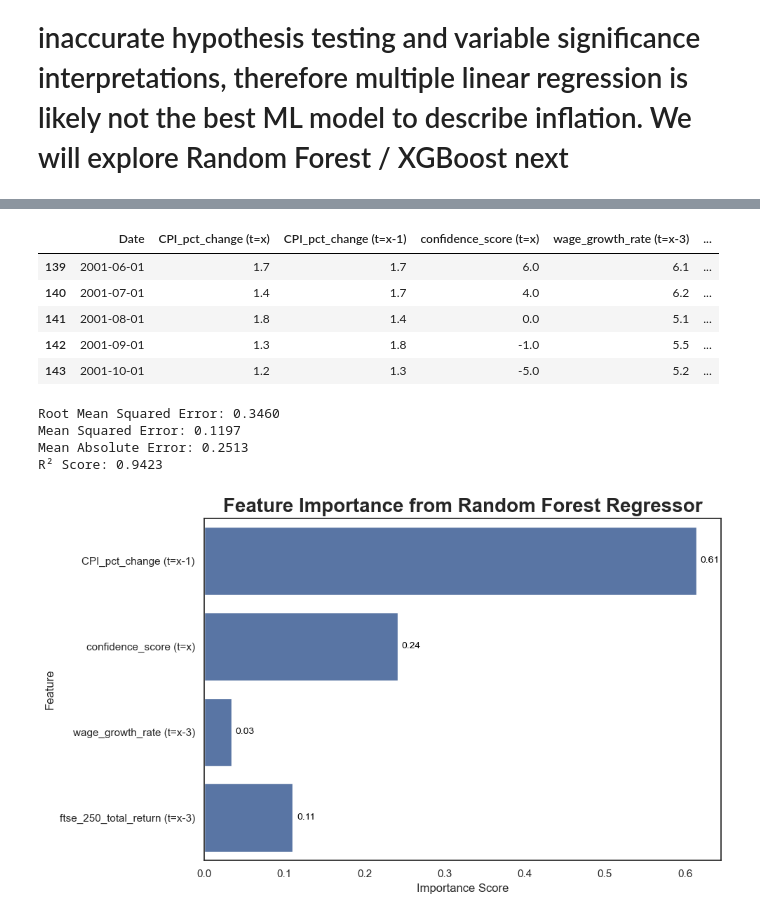
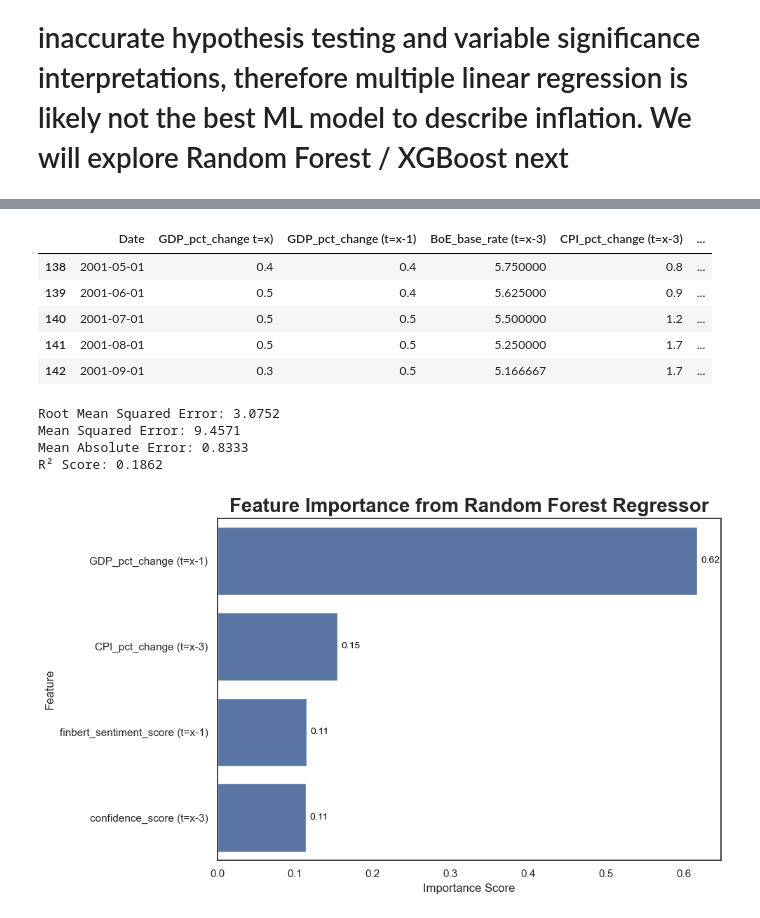
Before and after one commit to gamzebb/group-project, a Jupyter notebook: GDP analysis - sentiment, correlation, predictions (1998-22).ipynb, the cells around one changed output, grey strips where cells are left out. Drawn from its saved outputs; the diff is of its cells as text; code cells hidden in the pictures.

```diff
--- a/GDP analysis - sentiment, correlation, predictions (1998-22).ipynb
+++ b/GDP analysis - sentiment, correlation, predictions (1998-22).ipynb
@@ -311,7 +311,7 @@ plt.show()
 ### Drop unncessary columns to reduce the number of variables to be explored
 # %%
 # Drop unnecessary columns. Alters the original "df_uk" dataframe to reflected dropped columns
-df_uk_focused = df_uk_full.drop(['ftse_250_price', 'ftse_350_Price','ftse_350_Total Return (Gross, Unhedged)','price_02_Price', 'price_05_Price','price_05_Total Return (Gross, Unhedged)','price_10_Price','price_10_Total Return (Gross, Unhedged)'], axis=1)
+df_uk_focused = df_uk_full.drop(['price_02_Price', 'price_05_Price','price_05_Total Return (Gross, Unhedged)','price_10_Price','price_10_Total Return (Gross, Unhedged)'], axis=1)
 
 # View column names.
 df_uk_focused.columns
@@ -343,9 +356,9 @@ Index(['Date', 'ftse_250_total_return', 'BoE_base_rate', 'CPI_pct_change',
 # %%
 # Define the new order of the columns
 new_column_order = [
-    'Date', 'GDP_pct_change', 'CPI_pct_change', 'finbert_sentiment_score', 'confidence_score',
+    'Date', 'GDP_pct_change', 'BoE_base_rate', 'CPI_pct_change', 'finbert_sentiment_score', 'confidence_score',
     'unemployment_rate', 'wage_growth_rate',
-    'ftse_250_total_return', 'BoE_base_rate', '0-2yr_gilts_TReturns'
+    'ftse_250_total_return',  '0-2yr_gilts_TReturns'
 ]
 
 # Reindex the DataFrame with the new column order
@@ -606,12 +618,15 @@ filtered_df = df_uk_focused[(df_uk_focused['Date'] >= start_date) & (df_uk_focus
 # Step 2: Create new DataFrame for regression
 regression_df = pd.DataFrame()
 regression_df['Date'] = filtered_df['Date']
-regression_df['CPI_pct_change (t=x)'] = filtered_df['CPI_pct_change']
-regression_df['CPI_pct_change (t=x-1)'] = filtered_df['CPI_pct_change'].shift(1)
-regression_df['confidence_score (t=x)'] = filtered_df['confidence_score']
-regression_df['wage_growth_rate (t=x-3)'] = filtered_df['wage_growth_rate'].shift(3)
-regression_df['ftse_250_total_return (t=x-3)'] = filtered_df['ftse_250_total_return'].shift(3)
+regression_df['GDP_pct_change t=x)'] = filtered_df['GDP_pct_change']
+regression_df['GDP_pct_change (t=x-1)'] = filtered_df['GDP_pct_change'].shift(1)
 regression_df['BoE_base_rate (t=x-3)'] = filtered_df['BoE_base_rate'].shift(3)
+regression_df['CPI_pct_change (t=x-3)'] = filtered_df['CPI_pct_change'].shift(3)
+regression_df['finbert_sentiment_score (t=x-1)'] = filtered_df['finbert_sentiment_score'].shift(1)
+regression_df['confidence_score (t=x-3)'] = filtered_df['confidence_score'].shift(3)
+regression_df['wage_growth_rate (t=x-2)'] = filtered_df['wage_growth_rate'].shift(2)
+regression_df['ftse_250_total_return (t=x)'] = filtered_df['ftse_250_total_return']
+
 
 # Step 3: Drop rows with missing values due to shifting
 regression_df.dropna(inplace=True)
@@ -1118,12 +1169,12 @@ memory usage: 16.2 KB
 # %%
 regression_df.head()
 # %% [output]
-|  | Date | CPI_pct_change (t=x) | CPI_pct_change (t=x-1) | confidence_score (t=x) | wage_growth_rate (t=x-3) | ... |
-| 139 | 2001-06-01 | 1.7 | 1.7 | 6.0 | 6.1 | ... |
-| 140 | 2001-07-01 | 1.4 | 1.7 | 4.0 | 6.2 | ... |
-| 141 | 2001-08-01 | 1.8 | 1.4 | 0.0 | 5.1 | ... |
-| 142 | 2001-09-01 | 1.3 | 1.8 | -1.0 | 5.5 | ... |
-| 143 | 2001-10-01 | 1.2 | 1.3 | -5.0 | 5.2 | ... |
+|  | Date | GDP_pct_change t=x) | GDP_pct_change (t=x-1) | BoE_base_rate (t=x-3) | CPI_pct_change (t=x-3) | ... |
+| 138 | 2001-05-01 | 0.4 | 0.4 | 5.750000 | 0.8 | ... |
+| 139 | 2001-06-01 | 0.5 | 0.4 | 5.625000 | 0.9 | ... |
+| 140 | 2001-07-01 | 0.5 | 0.5 | 5.500000 | 1.2 | ... |
+| 141 | 2001-08-01 | 0.5 | 0.5 | 5.250000 | 1.7 | ... |
+| 142 | 2001-09-01 | 0.3 | 0.5 | 5.166667 | 1.7 | ... |
 # %%
 from sklearn.ensemble import RandomForestRegressor
 from sklearn.model_selection import train_test_split
@@ -1137,25 +1188,16 @@ import pandas as pd  # Import pandas
 # -------------------
 # Use only non-null rows
 regression_df = regression_df.dropna(
-    subset=[
-        'CPI_pct_change (t=x)',
-        'CPI_pct_change (t=x-1)',
-        'confidence_score (t=x)',
-        'wage_growth_rate (t=x-3)',
-        'ftse_250_total_return (t=x-3)',
-    ]
+    subset= ['GDP_pct_change t=x)', 'GDP_pct_change (t=x-1)', 'CPI_pct_change (t=x-3)',
+     'finbert_sentiment_score (t=x-1)', 'confidence_score (t=x-3)']
 )
 
 # Define features and target
 X = regression_df[
-    [
-        'CPI_pct_change (t=x-1)',
-        'confidence_score (t=x)',
-        'wage_growth_rate (t=x-3)',
-        'ftse_250_total_return (t=x-3)',
-    ]
+   ['GDP_pct_change (t=x-1)', 'CPI_pct_change (t=x-3)',
+     'finbert_sentiment_score (t=x-1)', 'confidence_score (t=x-3)']
 ]
-y = regression_df['CPI_pct_change (t=x)']
+y = regression_df['GDP_pct_change t=x)']
 
 # 2. Train-test split
 # -------------------
@@ -1182,35 +1224,35 @@ y_pred = rf_model.predict(X_test)
 rmse = np.sqrt(mean_squared_error(y_test, y_pred))
 mse = mean_squared_error(y_test, y_pred)
 mae = mean_absolute_error(y_test, y_pred)
 r2 = r2_score(y_test, y_pred)
 
 print(f"Root Mean Squared Error: {rmse:.4f}")
 print(f"Mean Squared Error: {mse:.4f}")
 print(f"Mean Absolute Error: {mae:.4f}")
 print(f"R² Score: {r2:.4f}")
 
 # 5. Feature Importance Plot
 # --------------------------
 feature_importances = pd.Series(rf_model.feature_importances_, index=X.columns)
 
 plt.figure(figsize=(10, 6))
 ax = sns.barplot(x=feature_importances, y=feature_importances.index)  # Save the axes object
 plt.title(
     "Feature Importance from Random Forest Regressor", fontsize=20, fontweight='bold'
 )
 plt.xlabel("Importance Score")
 plt.ylabel("Feature")
 
 # Add value labels to the right of each bar
 for i, (value, name) in enumerate(zip(feature_importances, feature_importances.index)):
     ax.text(
         value + 0.005, i, f"{value:.2f}", color='black', va='center', fontsize=10
     )  # Use the saved 'ax'
 plt.tight_layout()
 plt.show()
 # %% [output]
-Root Mean Squared Error: 0.3460
-Mean Squared Error: 0.1197
-Mean Absolute Error: 0.2513
-R² Score: 0.9423
+Root Mean Squared Error: 3.0752
+Mean Squared Error: 9.4571
+Mean Absolute Error: 0.8333
+R² Score: 0.1862
-[figure, old version]
+[figure, new version]
```
Also changed, not shown: parts of 48 cells of this notebook.
